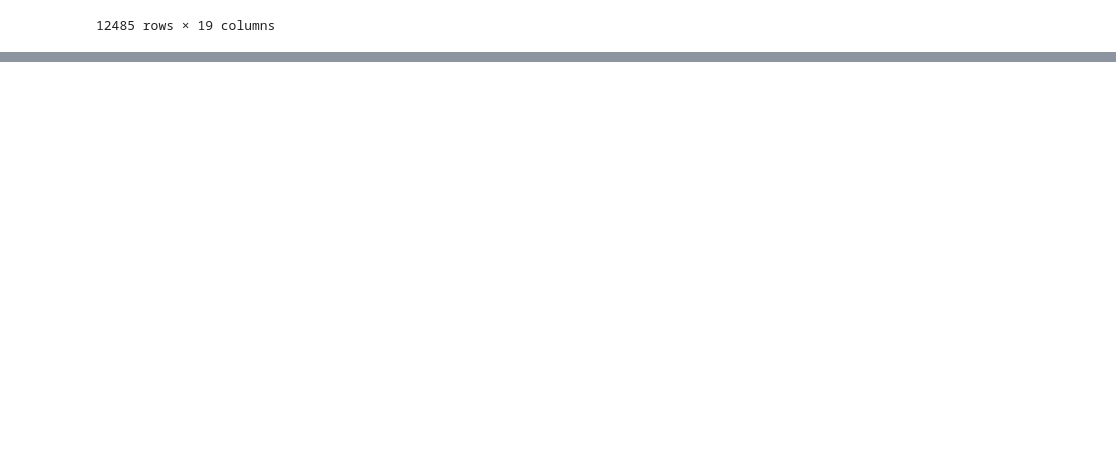
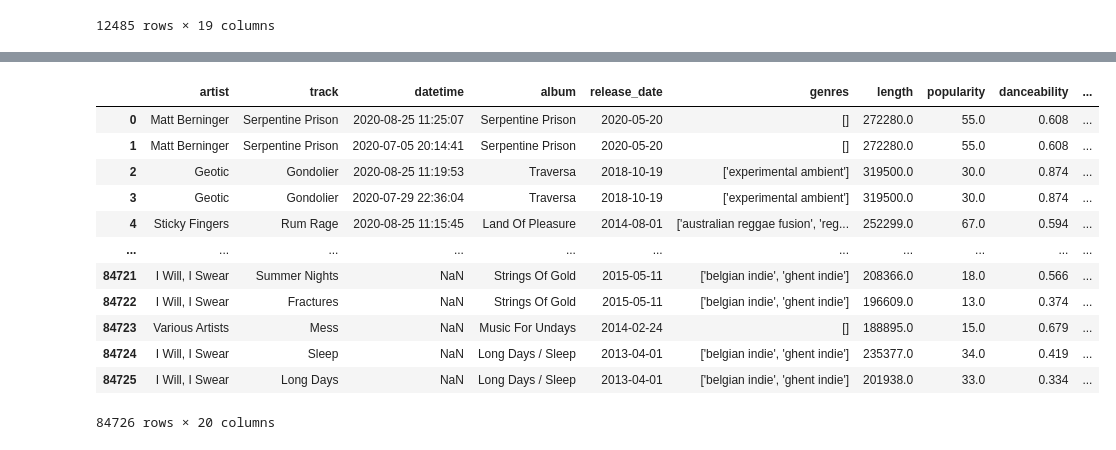
Before and after one commit to SidSaxena/music-analysis, a Jupyter notebook: spotify/spotify_final.ipynb, the cells around one changed output, grey strips where cells are left out. Drawn from its saved outputs; the diff is of its cells as text; code cells hidden in the pictures; blank space fills up the shorter version.

```diff
--- a/spotify/spotify_final.ipynb
+++ b/spotify/spotify_final.ipynb
@@ -420,0 +430,16 @@ merged
+# %%
+mergeunion
+# %% [output]
+|  | artist | track | datetime | album | release_date | genres | length | popularity | danceability | ... |
+| 0 | Matt Berninger | Serpentine Prison | 2020-08-25 11:25:07 | Serpentine Prison | 2020-05-20 | [] | 272280.0 | 55.0 | 0.608 | ... |
+| 1 | Matt Berninger | Serpentine Prison | 2020-07-05 20:14:41 | Serpentine Prison | 2020-05-20 | [] | 272280.0 | 55.0 | 0.608 | ... |
+| 2 | Geotic | Gondolier | 2020-08-25 11:19:53 | Traversa | 2018-10-19 | ['experimental ambient'] | 319500.0 | 30.0 | 0.874 | ... |
+| 3 | Geotic | Gondolier | 2020-07-29 22:36:04 | Traversa | 2018-10-19 | ['experimental ambient'] | 319500.0 | 30.0 | 0.874 | ... |
+| 4 | Sticky Fingers | Rum Rage | 2020-08-25 11:15:45 | Land Of Pleasure | 2014-08-01 | ['australian reggae fusion', 'reg... | 252299.0 | 67.0 | 0.594 | ... |
+| ... | ... | ... | ... | ... | ... | ... | ... | ... | ... | ... |
+| 84721 | I Will, I Swear | Summer Nights | NaN | Strings Of Gold | 2015-05-11 | ['belgian indie', 'ghent indie'] | 208366.0 | 18.0 | 0.566 | ... |
+| 84722 | I Will, I Swear | Fractures | NaN | Strings Of Gold | 2015-05-11 | ['belgian indie', 'ghent indie'] | 196609.0 | 13.0 | 0.374 | ... |
+| 84723 | Various Artists | Mess | NaN | Music For Undays | 2014-02-24 | [] | 188895.0 | 15.0 | 0.679 | ... |
+| 84724 | I Will, I Swear | Sleep | NaN | Long Days / Sleep | 2013-04-01 | ['belgian indie', 'ghent indie'] | 235377.0 | 34.0 | 0.419 | ... |
+| 84725 | I Will, I Swear | Long Days | NaN | Long Days / Sleep | 2013-04-01 | ['belgian indie', 'ghent indie'] | 201938.0 | 33.0 | 0.334 | ... |
+84726 rows × 20 columns
```
Also changed, not shown: parts of 12 cells of this notebook.
